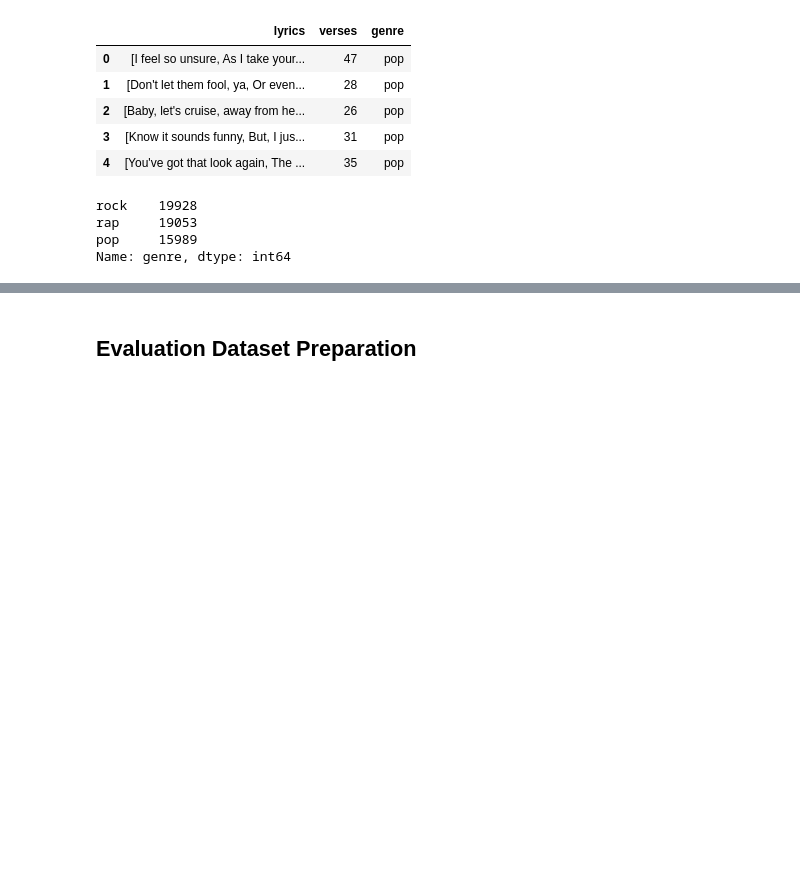
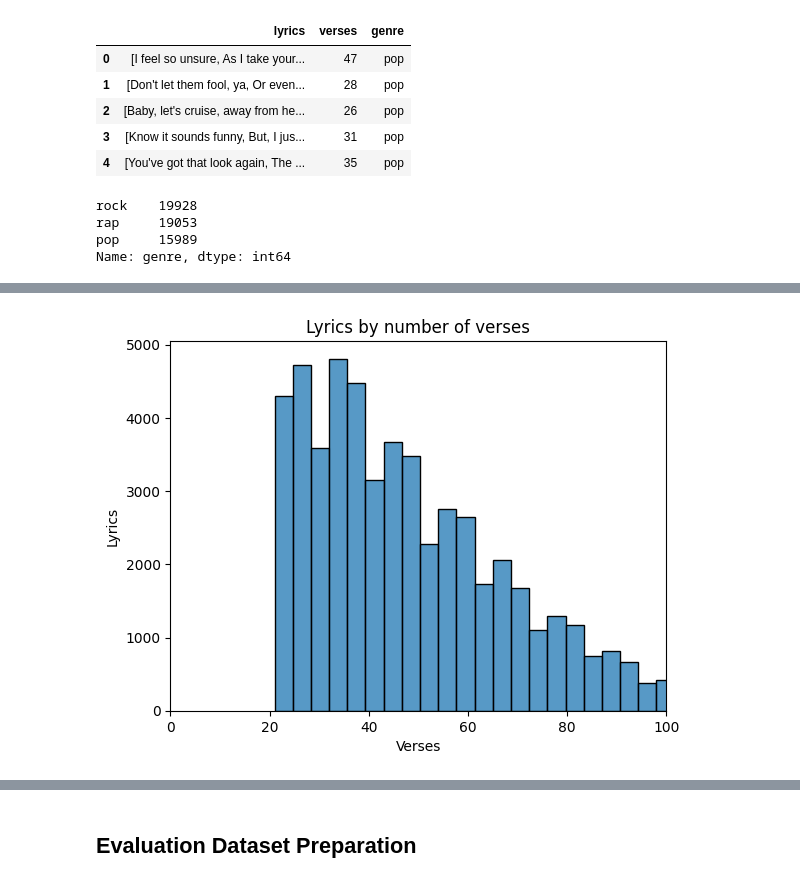
Before and after one commit to mattiapggioli/lyrics2ts, a Jupyter notebook: notebooks/data_preparation.ipynb, the cells around one changed output, grey strips where cells are left out. Saved outputs shown, nothing was run; the diff lists cells and outputs as text; code cells hidden in the pictures; blank space fills up the shorter version.

```diff
--- a/notebooks/data_preparation.ipynb
+++ b/notebooks/data_preparation.ipynb
@@ -243,0 +257,13 @@ Name: genre, dtype: int64
+# %%
+# Compute the IQR for each genre
+grouped = df.groupby('genre')
+# Compute IQR for each group
+iqr = grouped.apply(lambda x: x['verses'].quantile(0.75) - x['verses'].quantile(0.25))
+# Compute upper bounds for each group
+upper_bound = grouped.apply(lambda x: x['verses'].quantile(0.75) + 1.5 * iqr[x.name])
+# Reset the index of the upper_bound series to match the labels of the grouped DataFrame
+upper_bound = upper_bound
+# Mark outliers
+df['outlier'] = np.where(df['verses'] > upper_bound[df['genre']].values, True, False)
+# Get the index values of the outlier rows
+outlier_index = df[df['outlier'] == True].index
@@ -243,0 +282,3 @@ Name: genre, dtype: int64
+# %%
+# Drop the outlier rows from the DataFrame
+df = df.drop(outlier_index)
@@ -243,0 +292,11 @@ Name: genre, dtype: int64
+# %%
+# Plot distribution
+fig, ax = plt.subplots()
+ax = sns.histplot(data=df, x='verses', bins=30)
+ax.set_xlabel('Verses')
+ax.set_ylabel('Lyrics')
+ax.set_title('Lyrics by number of verses')
+ax.set_xlim([0, 100])
+plt.show()
+# %% [output]
+[figure, added]
```
Also changed, not shown: parts of 35 cells of this notebook.
